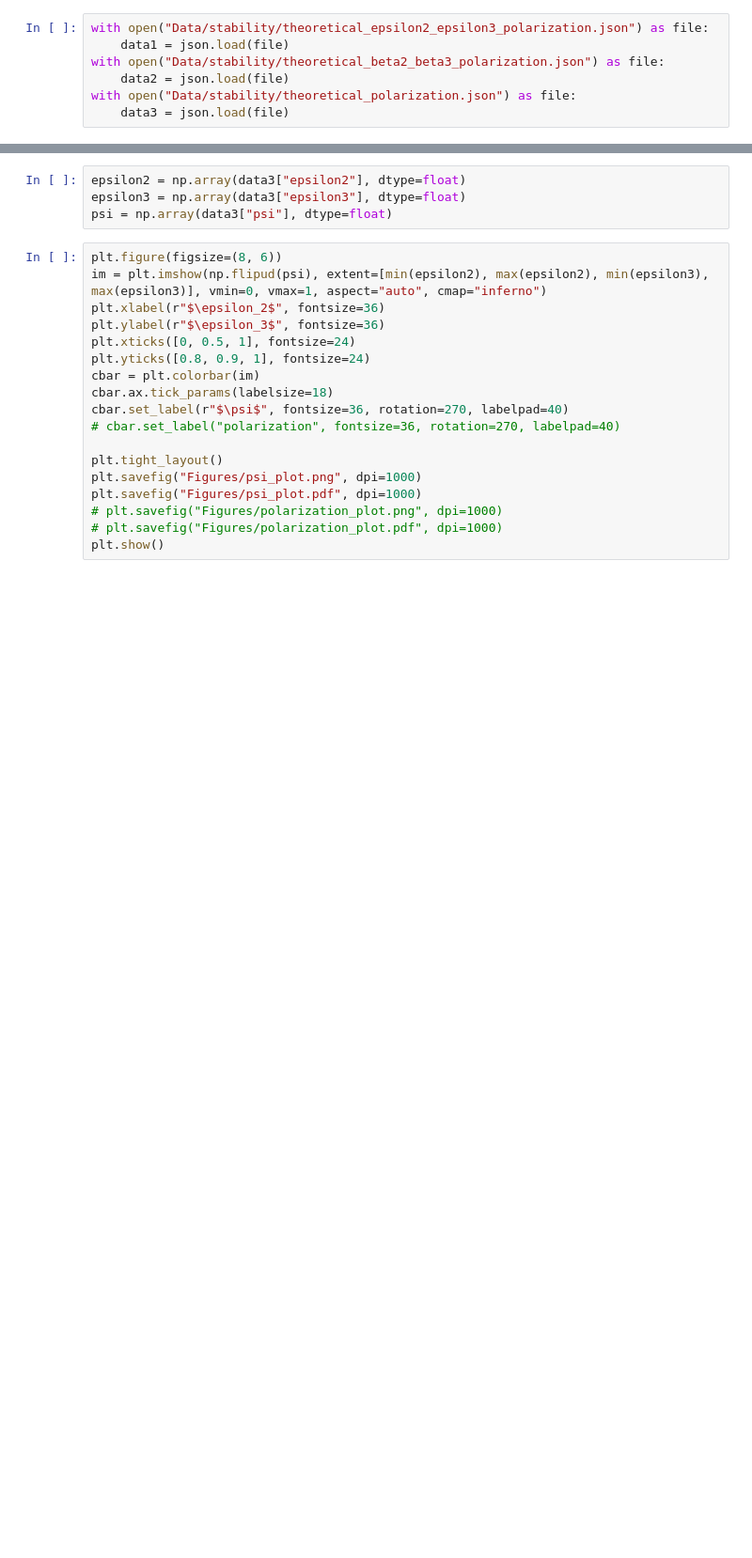
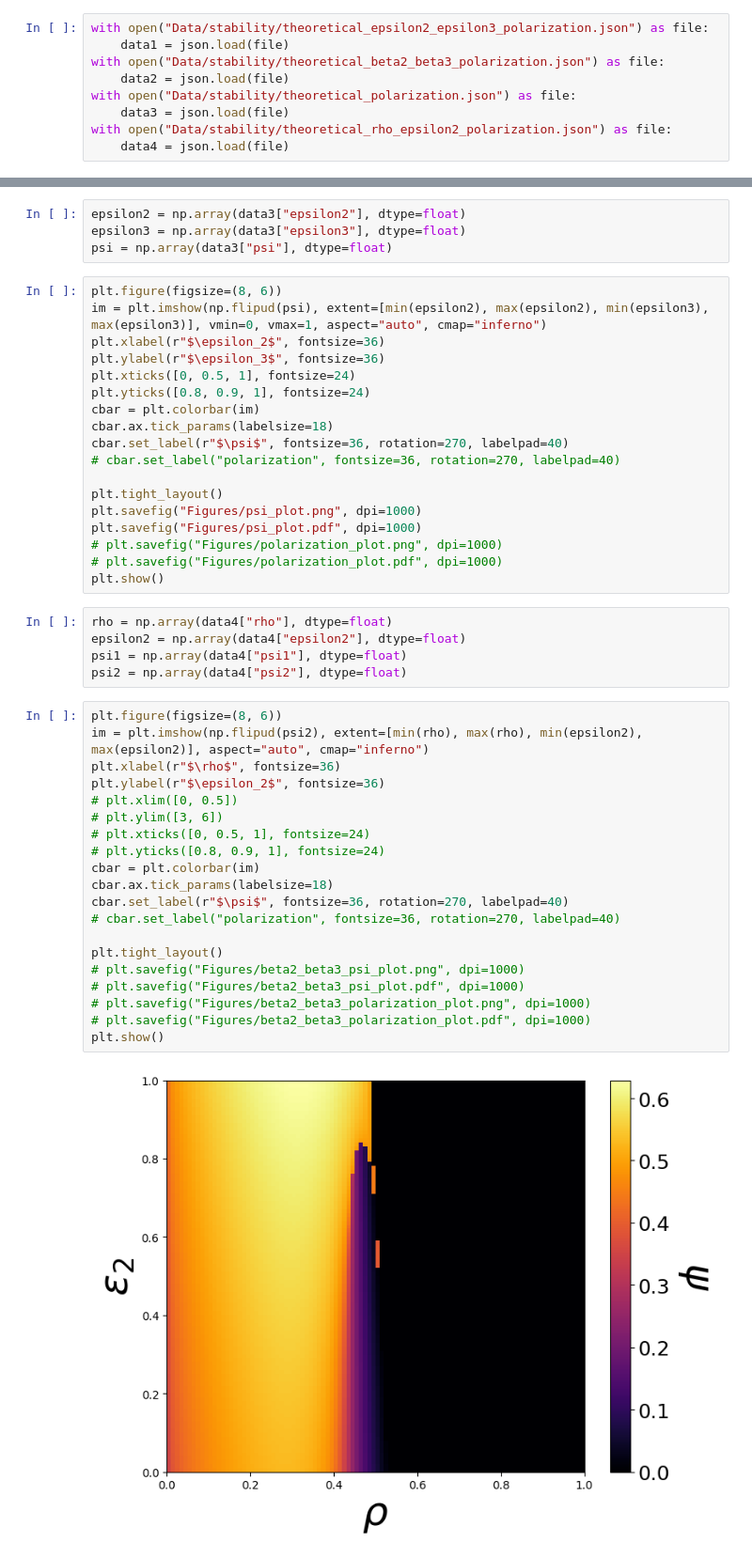
Before and after one commit to nwlandry/opinion-disparity-in-hypergraphs, a Jupyter notebook: plot_theoretical_polarization_phase_space.ipynb, the cells around one changed output, grey strips where cells are left out. Shown at 94% size. Cells and saved outputs as stored; diff of their text form; blank space fills up the shorter version.

```diff
--- a/plot_theoretical_polarization_phase_space.ipynb
+++ b/plot_theoretical_polarization_phase_space.ipynb
@@ -9,6 +9,8 @@ with open("Data/stability/theoretical_beta2_beta3_polarization.json") as file:
     data2 = json.load(file)
 with open("Data/stability/theoretical_polarization.json") as file:
     data3 = json.load(file)
+with open("Data/stability/theoretical_rho_epsilon2_polarization.json") as file:
+    data4 = json.load(file)
 # %%
 epsilon2 = np.array(data1["epsilon2"], dtype=float)
 epsilon3 = np.array(data1["epsilon3"], dtype=float)
@@ -77,3 +79,30 @@ plt.savefig("Figures/psi_plot.pdf", dpi=1000)
 # plt.savefig("Figures/polarization_plot.png", dpi=1000)
 # plt.savefig("Figures/polarization_plot.pdf", dpi=1000)
 plt.show()
+# %%
+rho = np.array(data4["rho"], dtype=float)
+epsilon2 = np.array(data4["epsilon2"], dtype=float)
+psi1 = np.array(data4["psi1"], dtype=float)
+psi2 = np.array(data4["psi2"], dtype=float)
+# %%
+plt.figure(figsize=(8, 6))
+im = plt.imshow(np.flipud(psi2), extent=[min(rho), max(rho), min(epsilon2), max(epsilon2)], aspect="auto", cmap="inferno")
+plt.xlabel(r"$\rho$", fontsize=36)
+plt.ylabel(r"$\epsilon_2$", fontsize=36)
+# plt.xlim([0, 0.5])
+# plt.ylim([3, 6])
+# plt.xticks([0, 0.5, 1], fontsize=24)
+# plt.yticks([0.8, 0.9, 1], fontsize=24)
+cbar = plt.colorbar(im)
+cbar.ax.tick_params(labelsize=18)
+cbar.set_label(r"$\psi$", fontsize=36, rotation=270, labelpad=40)
+# cbar.set_label("polarization", fontsize=36, rotation=270, labelpad=40)
+
+plt.tight_layout()
+# plt.savefig("Figures/beta2_beta3_psi_plot.png", dpi=1000)
+# plt.savefig("Figures/beta2_beta3_psi_plot.pdf", dpi=1000)
+# plt.savefig("Figures/beta2_beta3_polarization_plot.png", dpi=1000)
+# plt.savefig("Figures/beta2_beta3_polarization_plot.pdf", dpi=1000)
+plt.show()
+# %% [output]
+[figure, added]
```
Also changed, not shown: parts of 1 cell of this notebook, 2 other files.
